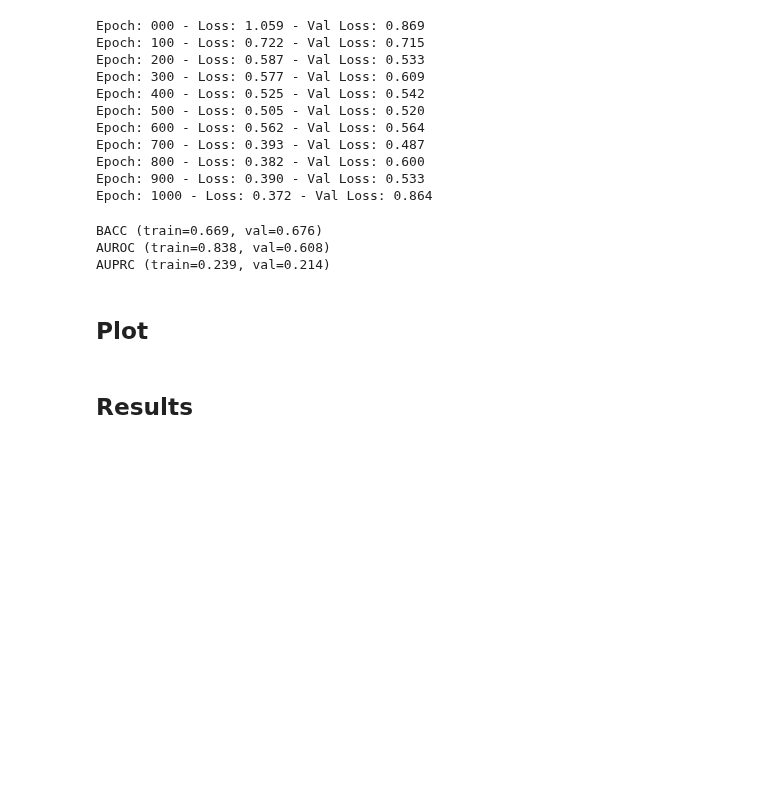
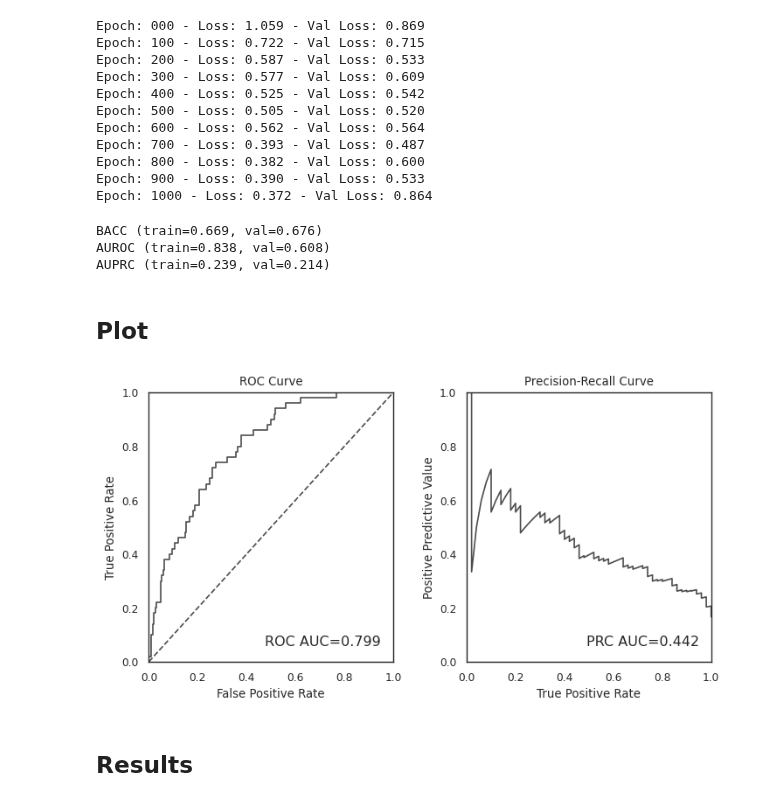
Before and after one commit to Oafish1/iBrainMap-Analysis, a Jupyter notebook: scripts/embedding_analysis.ipynb, the cells around one changed output. Cells and saved outputs as stored; diff of their text form; code cells hidden in the pictures; blank space fills up the shorter version.

Commit message:
HBCC Figure Revisions

```diff
--- a/scripts/embedding_analysis.ipynb
+++ b/scripts/embedding_analysis.ipynb
@@ -172,40 +172,41 @@ AUPRC (train=0.239, val=0.214)
 ## Plot
 # %%
 # Create figure
-fig, axs = plt.subplots(1, 3, figsize=(12+.6, 4))
-fig.subplots_adjust(wspace=.3)
+num_subplots = 2; wspace = .3; infigsize = 4
+fig, axs = plt.subplots(1, num_subplots, figsize=(infigsize*num_subplots+wspace*(num_subplots-1), infigsize))
+fig.subplots_adjust(wspace=wspace)
 
 # UMAP
-ax = axs[0]
-umap = UMAP(
-    n_components=2,
-    n_neighbors=60,  # 15
-    min_dist=.5,  # .1
-    metric='euclidean',
-    random_state=42,
-).fit_transform(embeddings)
-# Get colors
-color_index = np.array([str(v) for v in pd.unique(meta[col])])
-color = []
-for sid in labels:
-    val = str(meta.loc[meta['SubID']==sid][col].item())
-    color.append(val)
-color = np.array(color)
-# Plot
-for c in np.unique(color):
-    if float(c) == 1: label = col
-    elif float(c) == 0: label = 'Control'
-    else: label = 'NA'
-    ax.scatter(*umap[color==c].T, label=label)
-ax.spines['right'].set_visible(False)
-ax.spines['top'].set_visible(False)
-ax.set_xticklabels([])
-ax.set_yticklabels([])
-ax.set_xlabel('UMAP-1')
-ax.set_ylabel('UMAP-2')
-# Legend
-legend_handles, legend_labels = ax.get_legend_handles_labels()
-ax.legend(legend_handles[::-1], legend_labels[::-1])
+# ax = axs[0]
+# umap = UMAP(
+#     n_components=2,
+#     n_neighbors=60,  # 15
+#     min_dist=.5,  # .1
+#     metric='euclidean',
+#     random_state=42,
+# ).fit_transform(embeddings)
+# # Get colors
+# color_index = np.array([str(v) for v in pd.unique(meta[col])])
+# color = []
+# for sid in labels:
+#     val = str(meta.loc[meta['SubID']==sid][col].item())
+#     color.append(val)
+# color = np.array(color)
+# # Plot
+# for c in np.unique(color):
+#     if float(c) == 1: label = col
+#     elif float(c) == 0: label = 'Control'
+#     else: label = 'NA'
+#     ax.scatter(*umap[color==c].T, label=label)
+# ax.spines['right'].set_visible(False)
+# ax.spines['top'].set_visible(False)
+# ax.set_xticklabels([])
+# ax.set_yticklabels([])
+# ax.set_xlabel('UMAP-1')
+# ax.set_ylabel('UMAP-2')
+# # Legend
+# legend_handles, legend_labels = ax.get_legend_handles_labels()
+# ax.legend(legend_handles[::-1], legend_labels[::-1])
 
 # Compute logits
 logits = model(embeds).detach()
@@ -213,35 +214,37 @@ preds = logits.argmax(dim=-1)
 y_true = classes
 y_pred = F.softmax(logits, dim=-1)[:, 1]
 
 # Compute metrics
 fpr, tpr, roc_thresholds = metrics.roc_curve(y_true, y_pred)
 roc_auc = metrics.roc_auc_score(y_true, y_pred)
 precision, recall, prc_thresholds = metrics.precision_recall_curve(y_true, y_pred)
 prc_auc = metrics.average_precision_score(y_true, y_pred)
 
 # ROC Curve
-ax = axs[1]
+ax = axs[0]
 ax.plot(fpr, tpr, color='.3')
 ax.plot([0, 1], [0, 1], color='.3', linestyle='--')
 ax.text(.95, .05, f'ROC AUC={roc_auc:.3f}', ha='right', va='bottom', fontsize='large')
 ax.set_xlim([0, 1])
 ax.set_ylim([0, 1])
 ax.set_xlabel('False Positive Rate')
 ax.set_ylabel('True Positive Rate')
 ax.set_title('ROC Curve')
 
 # PRC
-ax = axs[2]
+ax = axs[1]
 ax.plot(recall, precision, color='.3')
 ax.text(.95, .05, f'PRC AUC={prc_auc:.3f}', ha='right', va='bottom', fontsize='large')
 ax.set_xlim([0, 1])
 ax.set_ylim([0, 1])
 ax.set_xlabel('True Positive Rate')
 ax.set_ylabel('Positive Predictive Value')
 ax.set_title('Precision-Recall Curve')
 
 # Save
 fig.savefig(f'../plots/HBCC_performance_{col}.pdf', format='pdf', transparent=True, bbox_inches='tight')
+# %% [output]
+[figure, added]
 # %% [markdown]
 ## Results
 # %%
```
Also changed, not shown: 2 other files.
